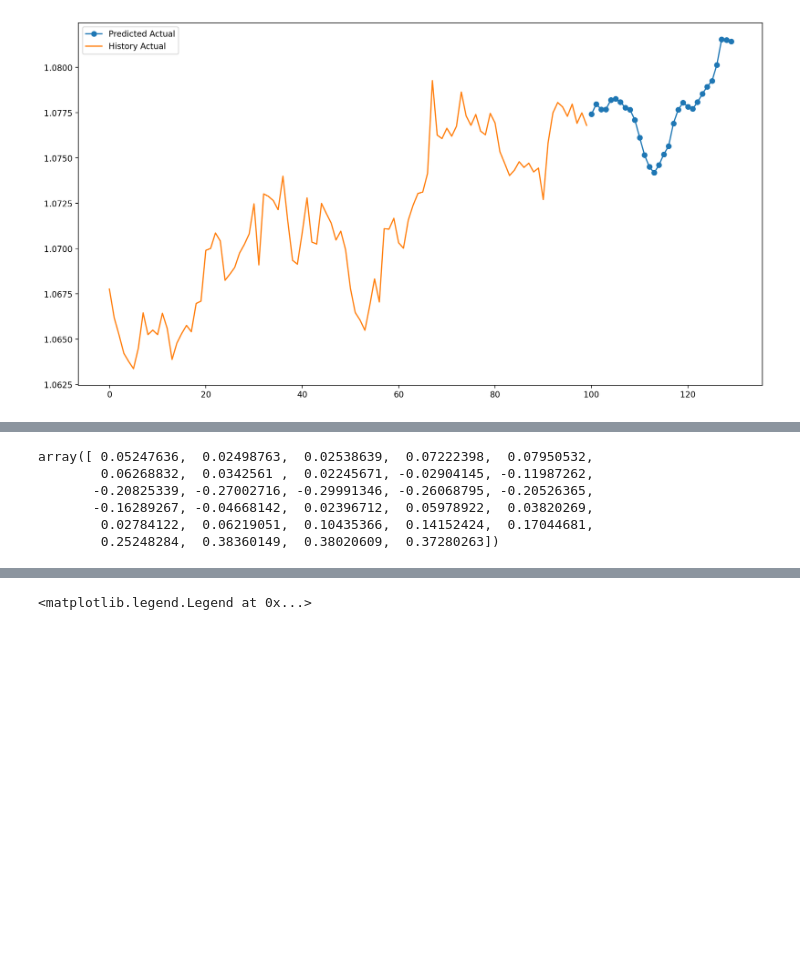
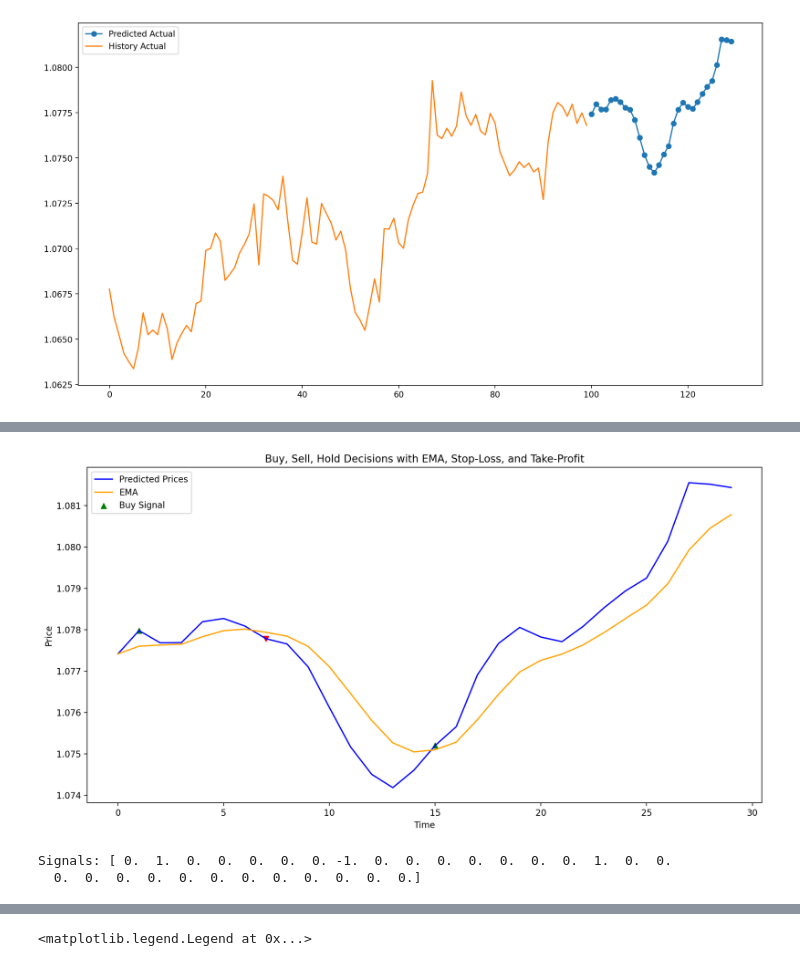
Before and after one commit to Iftekhar-mobin/Make_Money_with_Tensorflow_2.0, a Jupyter notebook: forexPredictor/Main_______Multivariate_Multi_Step_Single_output.ipynb, the cells around one changed output, grey strips where cells are left out. Saved outputs shown, nothing was run; the diff lists cells and outputs as text; code cells hidden in the pictures; blank space fills up the shorter version.

```diff
--- a/forexPredictor/Main_______Multivariate_Multi_Step_Single_output.ipynb
+++ b/forexPredictor/Main_______Multivariate_Multi_Step_Single_output.ipynb
@@ -409,9 +308,71 @@ plt.show()
-# %%
-np.cumsum(percentage_change)
-# %% [output]
-array([ 0.05247636,  0.02498763,  0.02538639,  0.07222398,  0.07950532,
-        0.06268832,  0.0342561 ,  0.02245671, -0.02904145, -0.11987262,
-       -0.20825339, -0.27002716, -0.29991346, -0.26068795, -0.20526365,
-       -0.16289267, -0.04668142,  0.02396712,  0.05978922,  0.03820269,
-        0.02784122,  0.06219051,  0.10435366,  0.14152424,  0.17044681,
-        0.25248284,  0.38360149,  0.38020609,  0.37280263])
+# %%
+import numpy as np
+import matplotlib.pyplot as plt
+
+# Provided predicted price array
+predicted_prices = np.array([1.07741435, 1.07797974, 1.07768342, 1.07768771, 1.07819248,
+                             1.07827098, 1.07808965, 1.07778313, 1.07765595, 1.07710098,
+                             1.07612264, 1.07517155, 1.07450738, 1.07418625, 1.0746076,
+                             1.0752032, 1.07565877, 1.07690881, 1.07766963, 1.07805567,
+                             1.07782296, 1.07771129, 1.07808147, 1.07853602, 1.07893692,
+                             1.07924897, 1.08013435, 1.0815506, 1.08151388, 1.08143381])
+
+# Define EMA parameters
+n = 5  # Number of periods
+alpha = 2 / (n + 1)
+
+# Calculate EMA using np.convolve
+ema = np.zeros_like(predicted_prices)
+ema[0] = predicted_prices[0]  # First EMA value is the first price
+
+for i in range(1, len(predicted_prices)):
+    ema[i] = alpha * predicted_prices[i] + (1 - alpha) * ema[i-1]
+
+# Initialize signals
+signals = np.zeros(len(predicted_prices))
+
+# Generate signals based on EMA crossover
+for i in range(1, len(predicted_prices)):
+    if predicted_prices[i] > ema[i] and predicted_prices[i-1] <= ema[i-1]:
+        signals[i] = 1  # Buy signal
+    elif predicted_prices[i] < ema[i] and predicted_prices[i-1] >= ema[i-1]:
+        signals[i] = -1  # Sell signal
+    else:
+        signals[i] = 0  # Hold signal
+
+# Plotting the results
+plt.figure(figsize=(14, 7))
+plt.plot(predicted_prices, label='Predicted Prices', color='blue')
+plt.plot(ema, label='EMA', color='orange')
+
+for i in range(len(signals)):
+    if signals[i] == 1:
+        plt.scatter(i, predicted_prices[i], marker='^', color='green', label='Buy Signal' if i == 1 else "", alpha=1)
+    elif signals[i] == -1:
+        plt.scatter(i, predicted_prices[i], marker='v', color='red', label='Sell Signal' if i == 1 else "", alpha=1)
+
+# Mark closed positions with profit or loss
+for i in range(1, len(predicted_prices)):
+    if signals[i-1] == 1 and signals[i] == -1:
+        if predicted_prices[i] > entry_price:
+            plt.scatter(i, predicted_prices[i], marker='o', color='green', label='Closed with Profit', alpha=1)
+        else:
+            plt.scatter(i, predicted_prices[i], marker='o', color='red', label='Closed with Loss', alpha=1)
+
+# Remove duplicate legends
+handles, labels = plt.gca().get_legend_handles_labels()
+by_label = dict(zip(labels, handles))
+plt.legend(by_label.values(), by_label.keys())
+
+plt.title('Buy, Sell, Hold Decisions with EMA, Stop-Loss, and Take-Profit')
+plt.xlabel('Time')
+plt.ylabel('Price')
+plt.show()
+
+
+# Output the signals
+print("Signals:", signals)
+# %% [output]
+[figure, added]
+Signals: [ 0.  1.  0.  0.  0.  0.  0. -1.  0.  0.  0.  0.  0.  0.  0.  1.  0.  0.
+  0.  0.  0.  0.  0.  0.  0.  0.  0.  0.  0.  0.]
```
Also changed, not shown: parts of 7 cells of this notebook.
